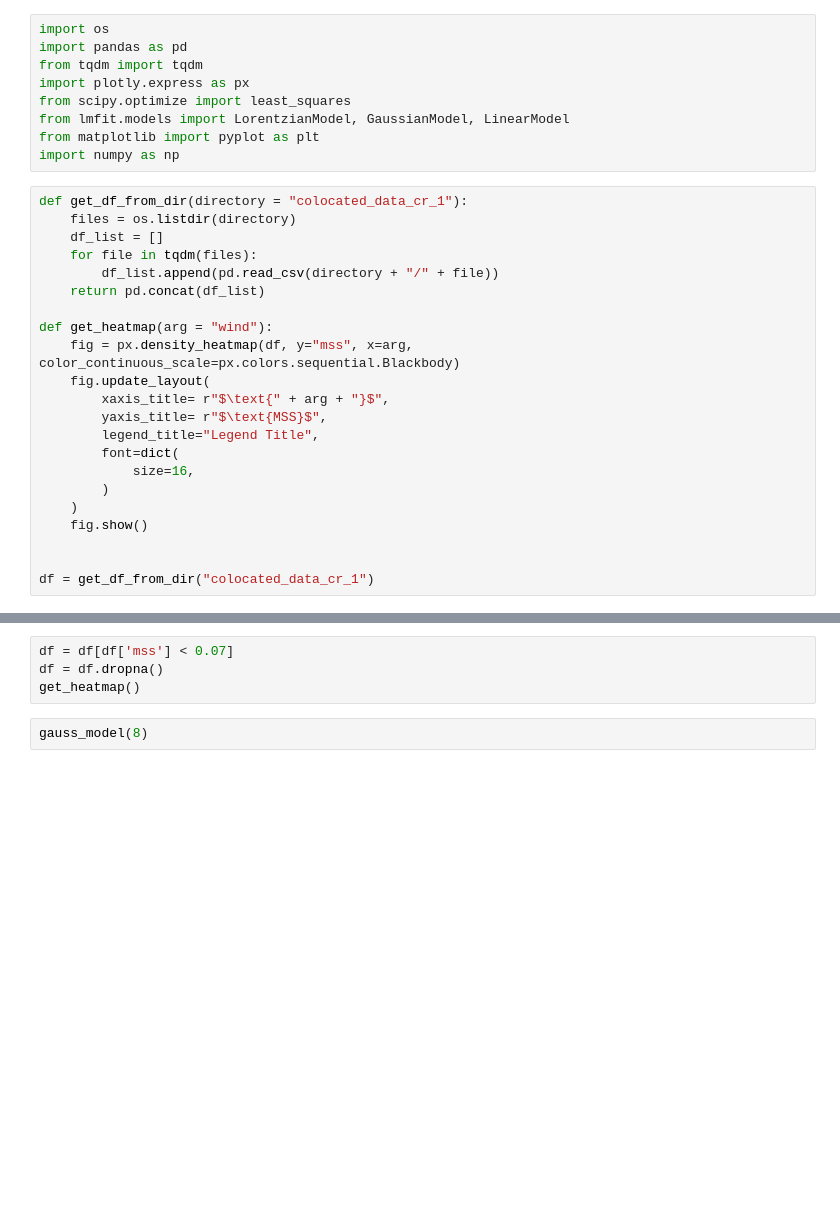
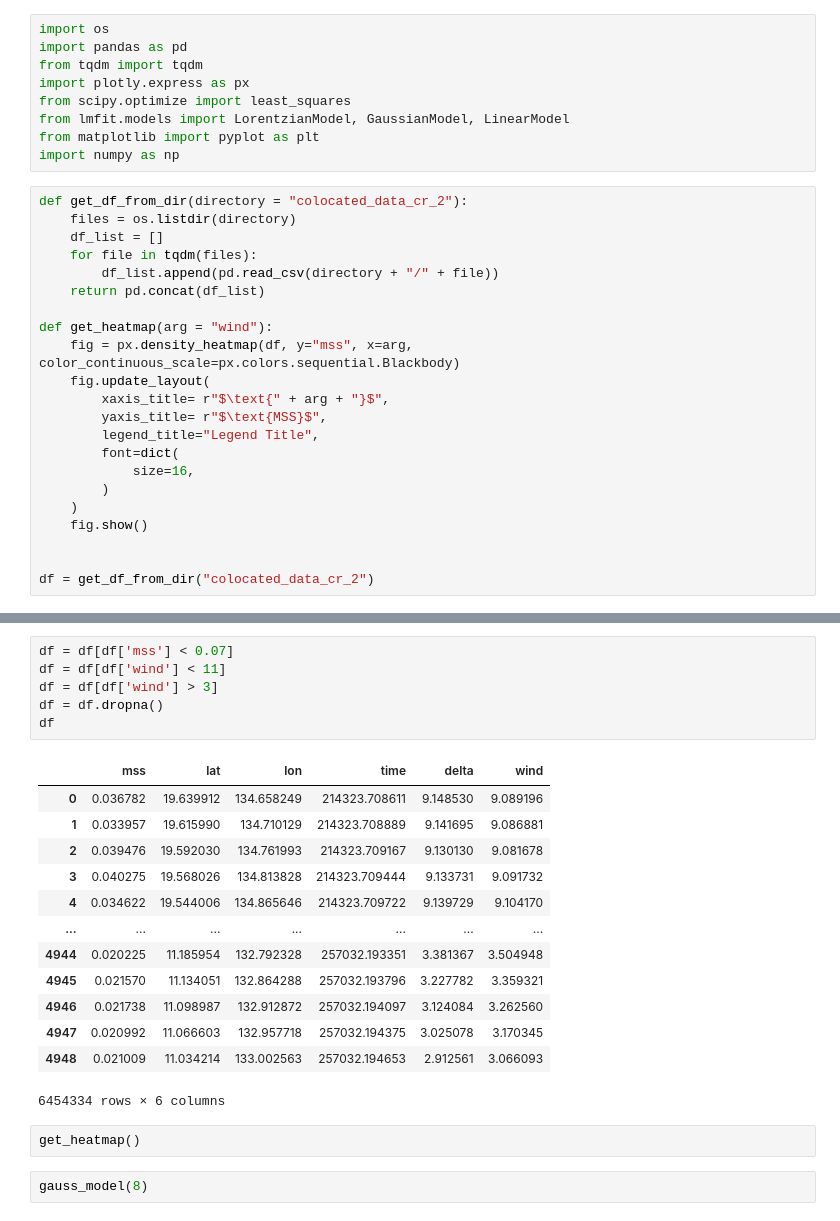
Before and after one commit to Syverkok/Master_Thesis_Syver, a Jupyter notebook: analyze_colocated_data.ipynb, the cells around one changed output, grey strips where cells are left out. Cells and saved outputs as stored; diff of their text form; blank space fills up the shorter version.

```diff
--- a/analyze_colocated_data.ipynb
+++ b/analyze_colocated_data.ipynb
@@ -8,7 +8,7 @@ from lmfit.models import LorentzianModel, GaussianModel, LinearModel
 from matplotlib import pyplot as plt
 import numpy as np
 # %%
-def get_df_from_dir(directory = "colocated_data_cr_1"):
+def get_df_from_dir(directory = "colocated_data_cr_2"):
     files = os.listdir(directory)
     df_list = []
     for file in tqdm(files):
@@ -28,4 +28,4 @@ def get_heatmap(arg = "wind"):
     fig.show()
 
 
-df = get_df_from_dir("colocated_data_cr_1")
+df = get_df_from_dir("colocated_data_cr_2")
@@ -32,7 +42,25 @@ df = get_df_from_dir("colocated_data_cr_1")
 # %%
 df = df[df['mss'] < 0.07]
+df = df[df['wind'] < 11]
+df = df[df['wind'] > 3]
 df = df.dropna()
-get_heatmap()
+df
+# %% [output]
+|  | mss | lat | lon | time | delta | wind |
+| 0 | 0.036782 | 19.639912 | 134.658249 | 214323.708611 | 9.148530 | 9.089196 |
+| 1 | 0.033957 | 19.615990 | 134.710129 | 214323.708889 | 9.141695 | 9.086881 |
+| 2 | 0.039476 | 19.592030 | 134.761993 | 214323.709167 | 9.130130 | 9.081678 |
+| 3 | 0.040275 | 19.568026 | 134.813828 | 214323.709444 | 9.133731 | 9.091732 |
+| 4 | 0.034622 | 19.544006 | 134.865646 | 214323.709722 | 9.139729 | 9.104170 |
+| ... | ... | ... | ... | ... | ... | ... |
+| 4944 | 0.020225 | 11.185954 | 132.792328 | 257032.193351 | 3.381367 | 3.504948 |
+| 4945 | 0.021570 | 11.134051 | 132.864288 | 257032.193796 | 3.227782 | 3.359321 |
+| 4946 | 0.021738 | 11.098987 | 132.912872 | 257032.194097 | 3.124084 | 3.262560 |
+| 4947 | 0.020992 | 11.066603 | 132.957718 | 257032.194375 | 3.025078 | 3.170345 |
+| 4948 | 0.021009 | 11.034214 | 133.002563 | 257032.194653 | 2.912561 | 3.066093 |
+6454334 rows × 6 columns
+# %%
+get_heatmap()
 # %%
 gauss_model(8)
 # %%
```
Also changed, not shown: parts of 1 cell of this notebook, 3 other files.
